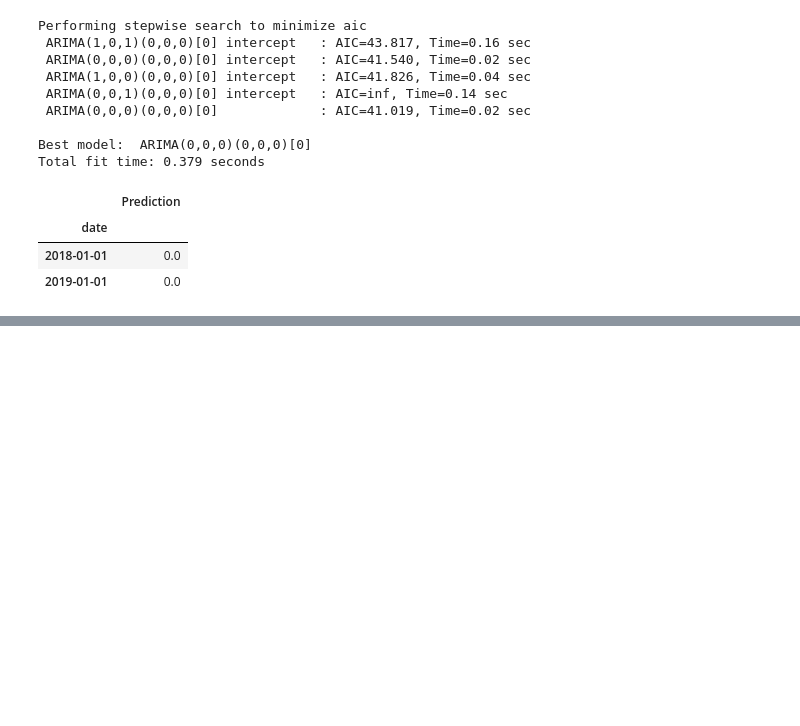
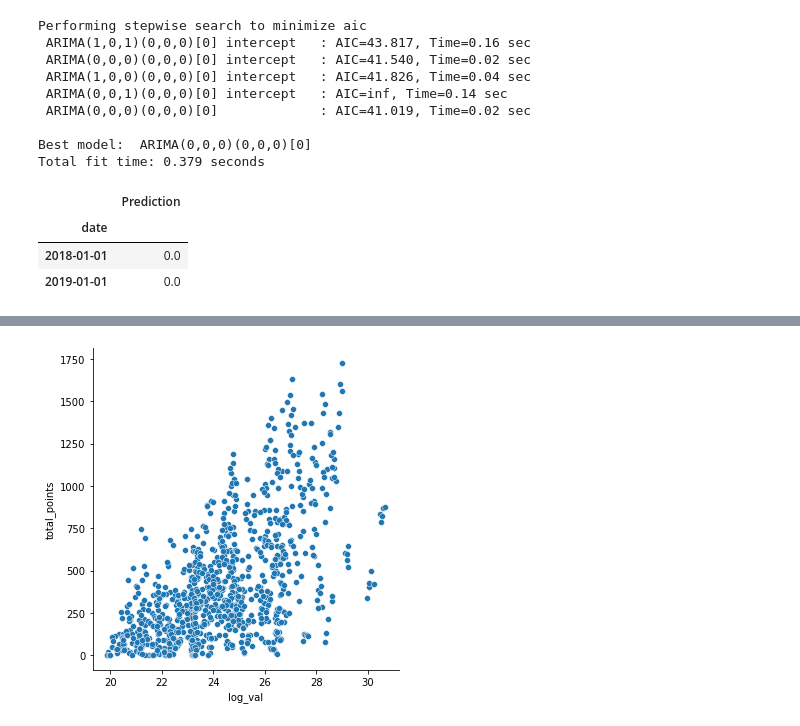
Before and after one commit to silva-nick/cs216-final, a Jupyter notebook: Central.ipynb, the cells around one changed output, grey strips where cells are left out. Saved outputs shown, nothing was run; the diff lists cells and outputs as text; code cells hidden in the pictures; blank space fills up the shorter version.

```diff
--- a/Central.ipynb
+++ b/Central.ipynb
@@ -580,0 +725,4 @@ Total fit time: 0.379 seconds
+# %%
+g = sns.relplot("log_val","total_points",data =  merged)
+# %% [output]
+[figure, added]
```
Also changed, not shown: parts of 21 cells of this notebook.
